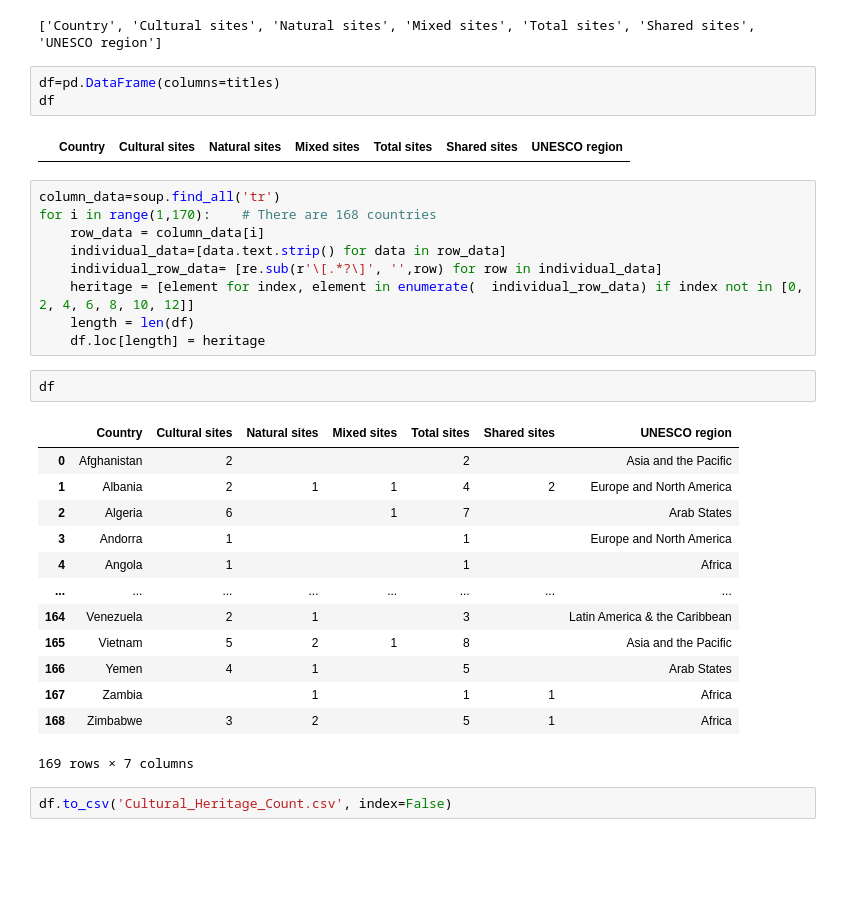
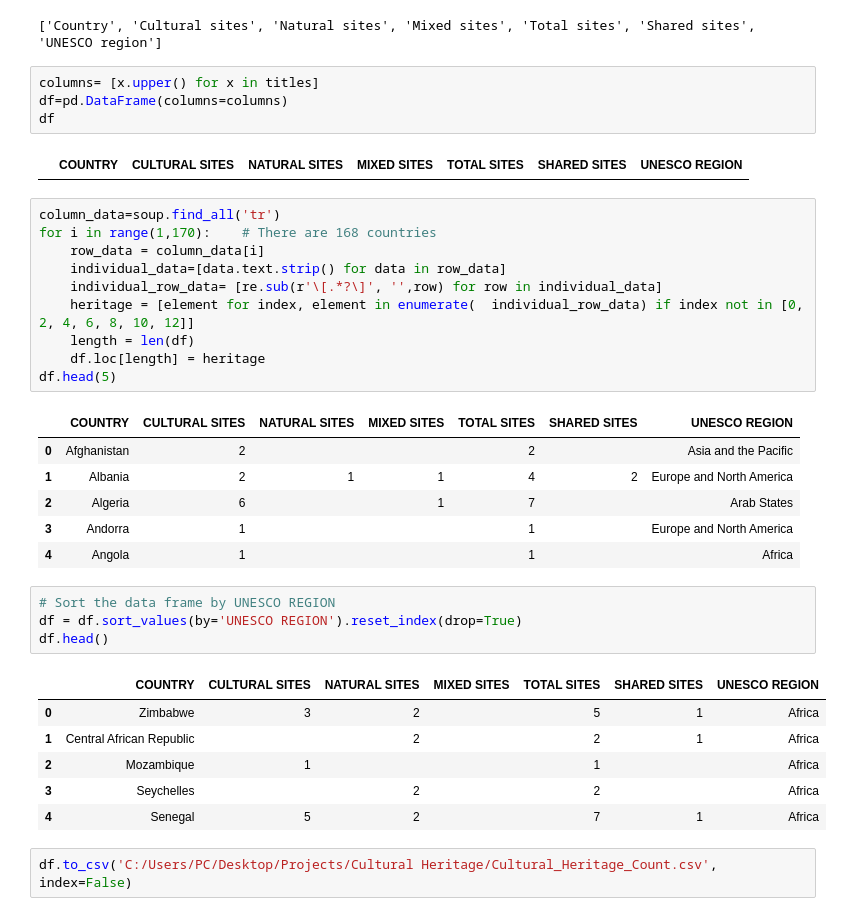
Before and after one commit to RachaelKilonzo/Voronoi-of-UNESCO-cultural-heritage-sites, a Jupyter notebook: world heritage.ipynb, the cells around one changed output. Drawn from its saved outputs; the diff is of its cells as text; blank space fills up the shorter version.

```diff
--- a/world heritage.ipynb
+++ b/world heritage.ipynb
@@ -21,10 +22,11 @@ print(titles)
 # %% [output]
 ['Country', 'Cultural sites', 'Natural sites', 'Mixed sites', 'Total sites', 'Shared sites', 'UNESCO region']
 # %%
-df=pd.DataFrame(columns=titles)
+columns= [x.upper() for x in titles]
+df=pd.DataFrame(columns=columns)
 df
 # %% [output]
-|  | Country | Cultural sites | Natural sites | Mixed sites | Total sites | Shared sites | UNESCO region |
+|  | COUNTRY | CULTURAL SITES | NATURAL SITES | MIXED SITES | TOTAL SITES | SHARED SITES | UNESCO REGION |
 # %%
 column_data=soup.find_all('tr')
 for i in range(1,170):    # There are 168 countries
@@ -34,21 +36,24 @@ for i in range(1,170):    # There are 168 countries
     heritage = [element for index, element in enumerate(  individual_row_data) if index not in [0, 2, 4, 6, 8, 10, 12]]
     length = len(df)
     df.loc[length] = heritage
+df.head(5)
+# %% [output]
+|  | COUNTRY | CULTURAL SITES | NATURAL SITES | MIXED SITES | TOTAL SITES | SHARED SITES | UNESCO REGION |
+| 0 | Afghanistan | 2 |  |  | 2 |  | Asia and the Pacific |
+| 1 | Albania | 2 | 1 | 1 | 4 | 2 | Europe and North America |
+| 2 | Algeria | 6 |  | 1 | 7 |  | Arab States |
+| 3 | Andorra | 1 |  |  | 1 |  | Europe and North America |
+| 4 | Angola | 1 |  |  | 1 |  | Africa |
 # %%
-df
+# Sort the data frame by UNESCO REGION
+df = df.sort_values(by='UNESCO REGION').reset_index(drop=True)
+df.head()
 # %% [output]
-|  | Country | Cultural sites | Natural sites | Mixed sites | Total sites | Shared sites | UNESCO region |
-| 0 | Afghanistan | 2 |  |  | 2 |  | Asia and the Pacific |
-| 1 | Albania | 2 | 1 | 1 | 4 | 2 | Europe and North America |
-| 2 | Algeria | 6 |  | 1 | 7 |  | Arab States |
-| 3 | Andorra | 1 |  |  | 1 |  | Europe and North America |
-| 4 | Angola | 1 |  |  | 1 |  | Africa |
-| ... | ... | ... | ... | ... | ... | ... | ... |
-| 164 | Venezuela | 2 | 1 |  | 3 |  | Latin America & the Caribbean |
-| 165 | Vietnam | 5 | 2 | 1 | 8 |  | Asia and the Pacific |
-| 166 | Yemen | 4 | 1 |  | 5 |  | Arab States |
-| 167 | Zambia |  | 1 |  | 1 | 1 | Africa |
-| 168 | Zimbabwe | 3 | 2 |  | 5 | 1 | Africa |
+|  | COUNTRY | CULTURAL SITES | NATURAL SITES | MIXED SITES | TOTAL SITES | SHARED SITES | UNESCO REGION |
+| 0 | Zimbabwe | 3 | 2 |  | 5 | 1 | Africa |
+| 1 | Central African Republic |  | 2 |  | 2 | 1 | Africa |
+| 2 | Mozambique | 1 |  |  | 1 |  | Africa |
+| 3 | Seychelles |  | 2 |  | 2 |  | Africa |
+| 4 | Senegal | 5 | 2 |  | 7 | 1 | Africa |
-169 rows × 7 columns
 # %%
-df.to_csv('Cultural_Heritage_Count.csv', index=False)
+df.to_csv('C:/Users/PC/Desktop/Projects/Cultural Heritage/Cultural_Heritage_Count.csv', index=False)
```
Also changed, not shown: parts of 5 cells of this notebook.
